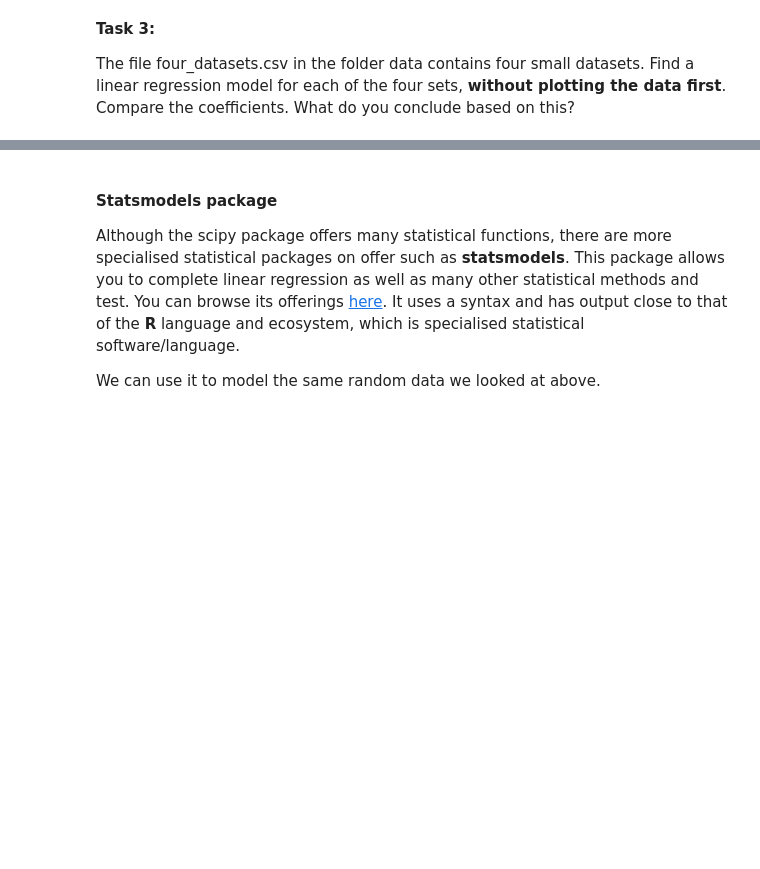
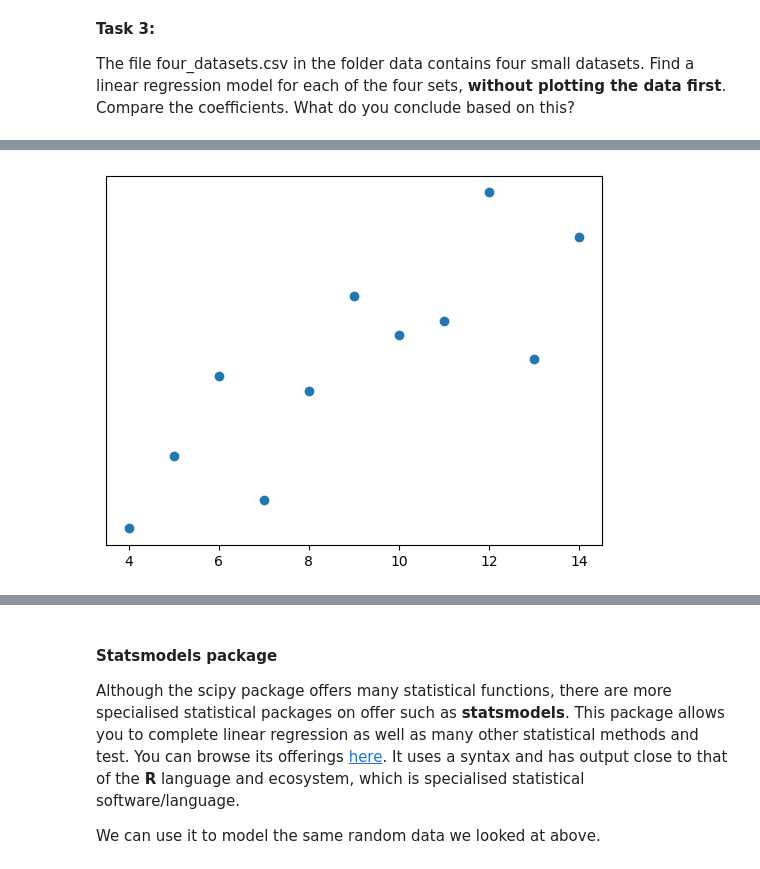
Before and after one commit to someia2026/Machine_Learning_Data_Mining, a Jupyter notebook: 01ClassicLinearRegression.ipynb, the cells around one changed output, grey strips where cells are left out. Drawn from its saved outputs; the diff is of its cells as text; code cells hidden in the pictures; blank space fills up the shorter version.

```diff
--- a/01ClassicLinearRegression.ipynb
+++ b/01ClassicLinearRegression.ipynb
@@ -300,0 +330,5 @@ The file four_datasets.csv in the folder data contains four small datasets. Find
+# %%
+### Your solution here
+import pandas as pd
+data_sets = pd.read_csv("data/four_datasets.csv")
+data_sets.head()
@@ -300,0 +342,6 @@ The file four_datasets.csv in the folder data contains four small datasets. Find
+# %%
+slope, intercept, r_value, p_value, std_err = linregress(data_sets['x1'], data_sets['y1'])
+plt.scatter(data_sets['x1'], data_sets['y1'])
+plt.show()
+# %% [output]
+[figure, added]
```
Also changed, not shown: parts of 24 cells of this notebook, 10 other files.
